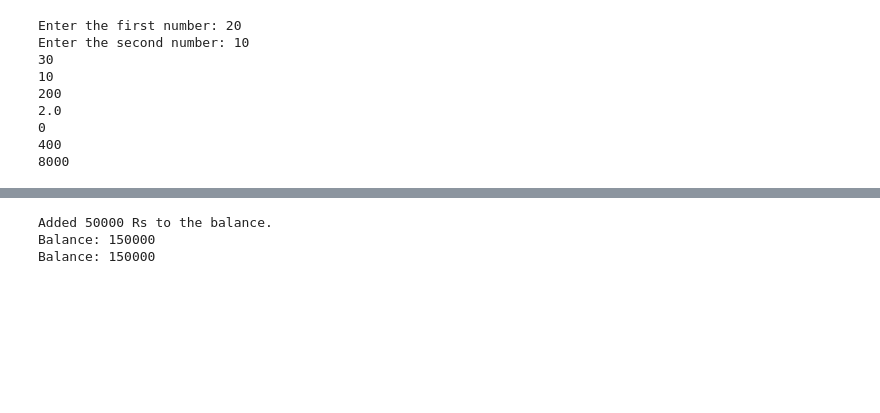
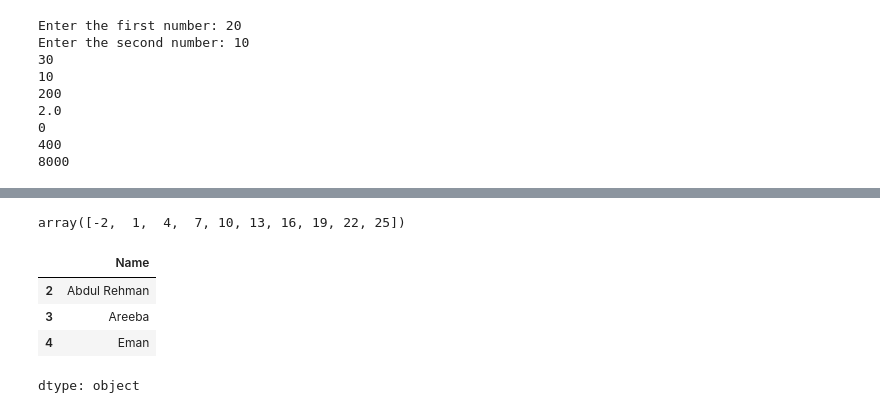
Before and after one commit to abdulsubhan21/Python-Practices, a Jupyter notebook: Python Practice.ipynb, the cells around one changed output, grey strips where cells are left out. Cells and saved outputs as stored; diff of their text form; code cells hidden in the pictures; blank space fills up the shorter version.

```diff
--- a/Python Practice.ipynb
+++ b/Python Practice.ipynb
@@ -829,30 +660,38 @@ print(shape.area())
-# %%
-# Problem 9
-
-class Account:
-  def __init__(self, owner, balance):
-    self.owner = owner
-    self.__balance = balance
-
-  def deposit(self, amount):
-    if amount > 0:
-      self.__balance += amount
-      print(f"Added {amount} Rs to the balance.")
-
-    else:
-      print("Invalid deposit Amount.")
-
-  def display_balance(self):
-    print(f"Balance: {self.__balance}")
-
-  def show_balance(self):
-    self.display_balance()
-
-account = Account(owner = "Abdul Subhan", balance = 100000)
-account.deposit(50000)
-account.show_balance()
-account.display_balance()
-# %% [output]
-Added 50000 Rs to the balance.
-Balance: 150000
-Balance: 150000
+# %%
+# Problem 1
+# Numpy Problem
+# Create an Array and Perform Element-wise Operations
+
+import numpy as np
+
+array = np.arange(1, 11)
+
+result = array * 3 - 5
+
+result
+# %% [output]
+array([-2,  1,  4,  7, 10, 13, 16, 19, 22, 25])
+# %%
+# Problem 2
+# Pandas Problem
+# Create a DataFrame and Display Specific Rows and Columns
+
+import pandas as pd
+
+df = pd.DataFrame({
+    "Name":["Abdul Subhan", "Abdullah", "Abdul Rehman", "Areeba", "Eman", "Ummi"],
+    "Age":[17, 19, 22, 24, 21, 7],
+    "City":["Karachi", "Lahore", "Islamabad", "Quetta", "Peshawar", "Multan"]
+})
+
+filtered_ages = df[df["Age"] > 20]
+
+result = filtered_ages["Name"]
+
+result
+# %% [output]
+|  | Name |
+| 2 | Abdul Rehman |
+| 3 | Areeba |
+| 4 | Eman |
+dtype: object
```
Also changed, not shown: parts of 11 cells of this notebook.
